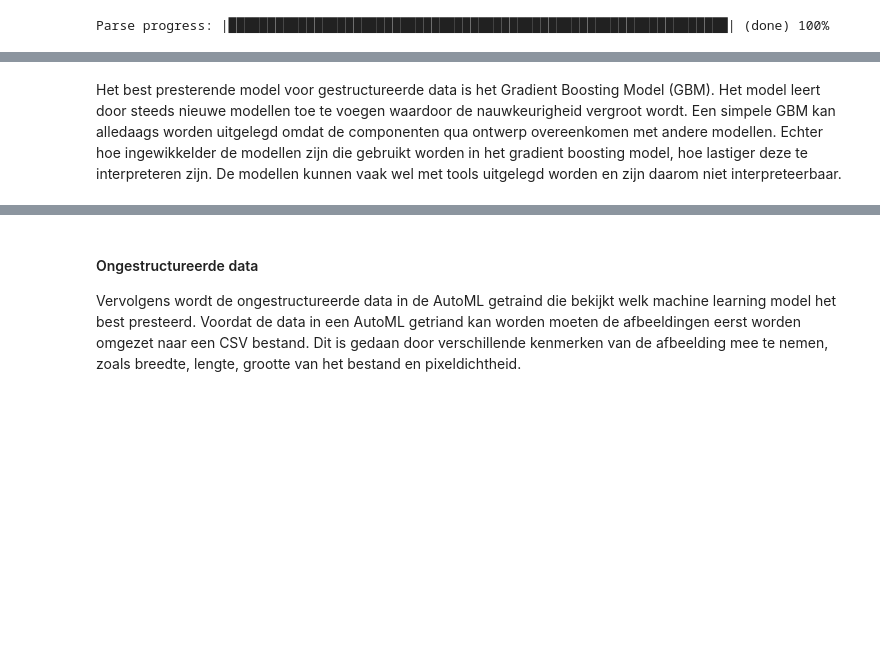
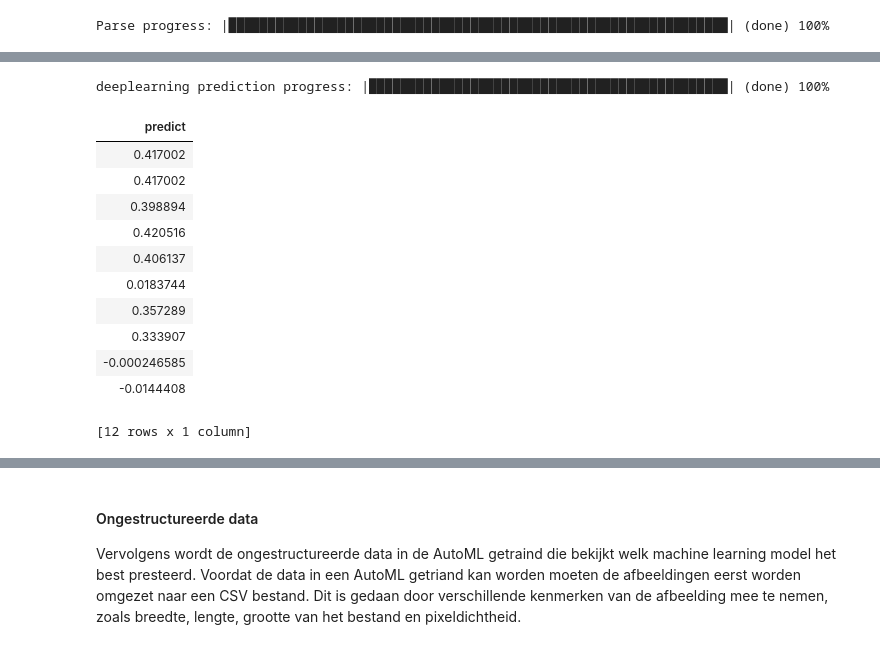
Before and after one commit to CarolineBoxman/AI2, a Jupyter notebook: Protoype.ipynb, the cells around one changed output, grey strips where cells are left out. Saved outputs shown, nothing was run; the diff lists cells and outputs as text; code cells hidden in the pictures; blank space fills up the shorter version.

```diff
--- a/Protoype.ipynb
+++ b/Protoype.ipynb
@@ -121,2 +128,17 @@ lb.head(rows=lb.nrows)
-# %% [markdown]
-Het best presterende model voor gestructureerde data is het Gradient Boosting Model (GBM). Het model leert door steeds nieuwe modellen toe te voegen waardoor de nauwkeurigheid vergroot wordt. Een simpele GBM kan alledaags worden uitgelegd omdat de componenten qua ontwerp overeenkomen met andere modellen. Echter hoe ingewikkelder de modellen zijn die gebruikt worden in het gradient boosting model, hoe lastiger deze te interpreteren zijn. De modellen kunnen vaak wel met tools uitgelegd worden en zijn daarom niet interpreteerbaar.
+# %%
+preds = aml.predict(test)
+preds
+# %% [output]
+deeplearning prediction progress: |██████████████████████████████████████████████| (done) 100%
+| predict |
+| 0.417002 |
+| 0.417002 |
+| 0.398894 |
+| 0.420516 |
+| 0.406137 |
+| 0.0183744 |
+| 0.357289 |
+| 0.333907 |
+| -0.000246585 |
+| -0.0144408 |
+[12 rows x 1 column]
```
Also changed, not shown: parts of 22 cells of this notebook, 4 other files.
